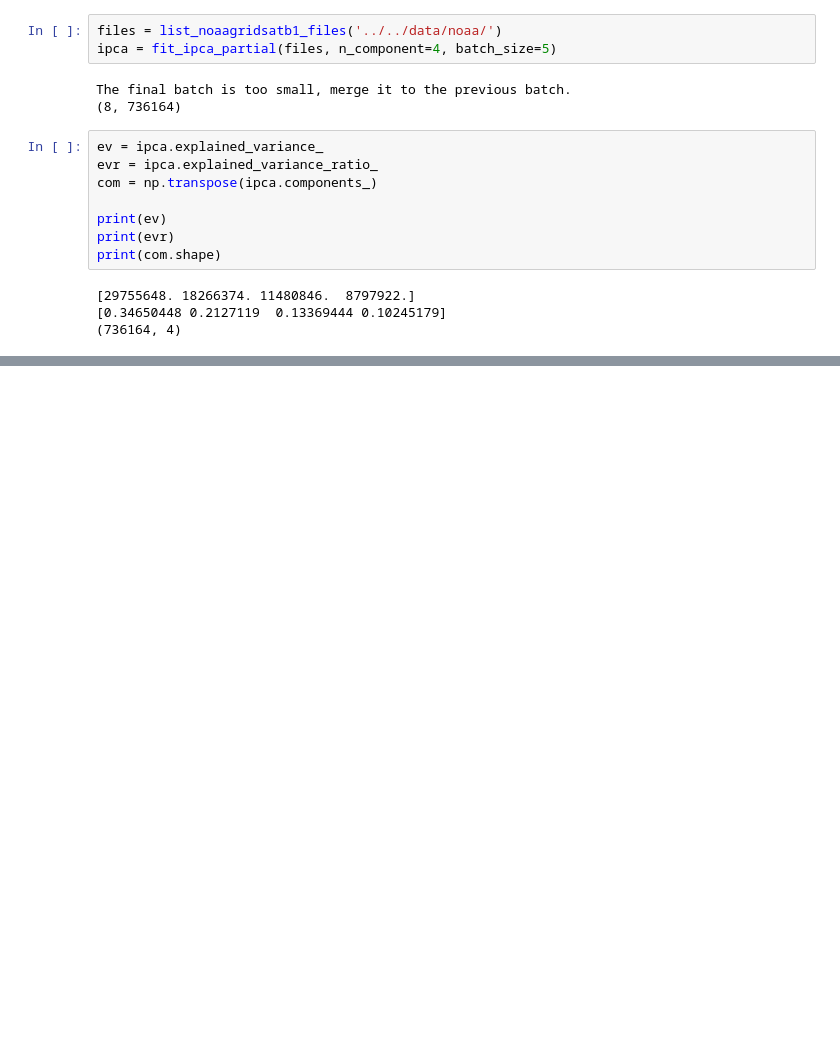
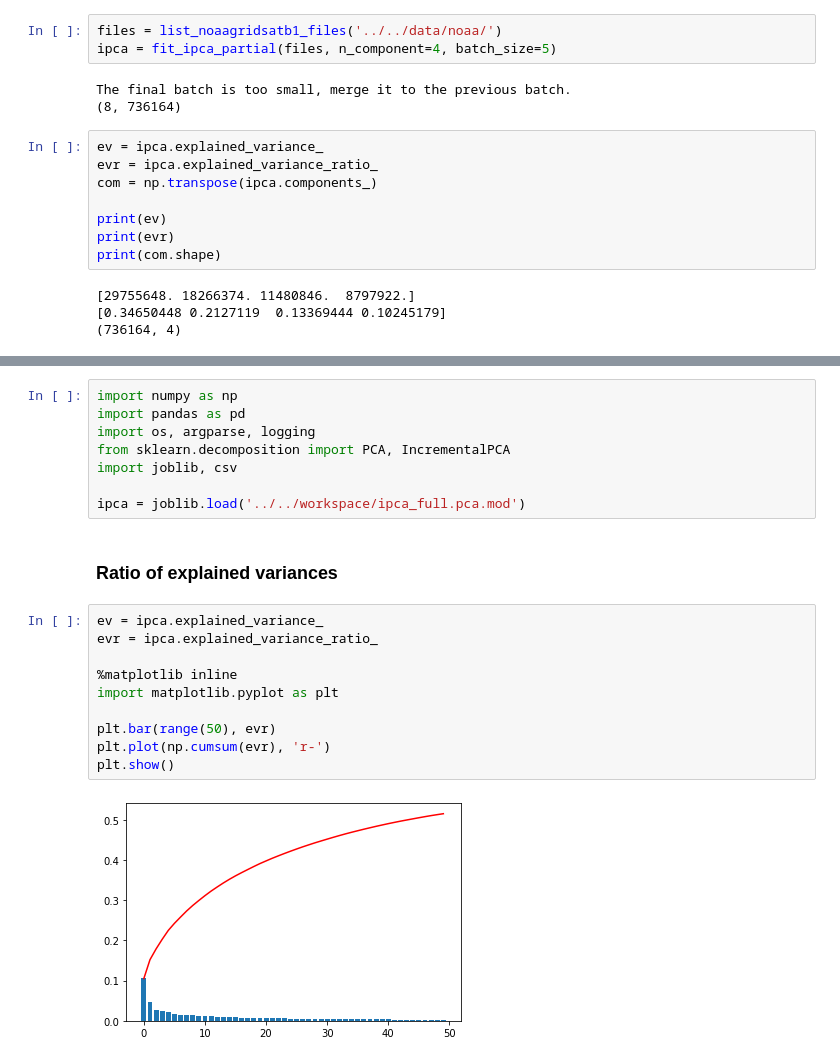
Before and after one commit to tingsyo/course_2020Q3_representation_learning, a Jupyter notebook: notebooks/noaa_gridsat_b1/03_PCA_of_noaagridsatb1.ipynb, the cells around one changed output, grey strips where cells are left out. Drawn from its saved outputs; the diff is of its cells as text; blank space fills up the shorter version.

```diff
--- a/notebooks/noaa_gridsat_b1/03_PCA_of_noaagridsatb1.ipynb
+++ b/notebooks/noaa_gridsat_b1/03_PCA_of_noaagridsatb1.ipynb
@@ -107,0 +121,22 @@ print(com.shape)
+# %%
+import numpy as np
+import pandas as pd
+import os, argparse, logging
+from sklearn.decomposition import PCA, IncrementalPCA
+import joblib, csv
+
+ipca = joblib.load('../../workspace/ipca_full.pca.mod')
+# %% [markdown]
+### Ratio of explained variances
+# %%
+ev = ipca.explained_variance_
+evr = ipca.explained_variance_ratio_
+
+%matplotlib inline
+import matplotlib.pyplot as plt
+
+plt.bar(range(50), evr)
+plt.plot(np.cumsum(evr), 'r-')
+plt.show()
+# %% [output]
+[figure, added]
```
Also changed, not shown: parts of 3 cells of this notebook.
